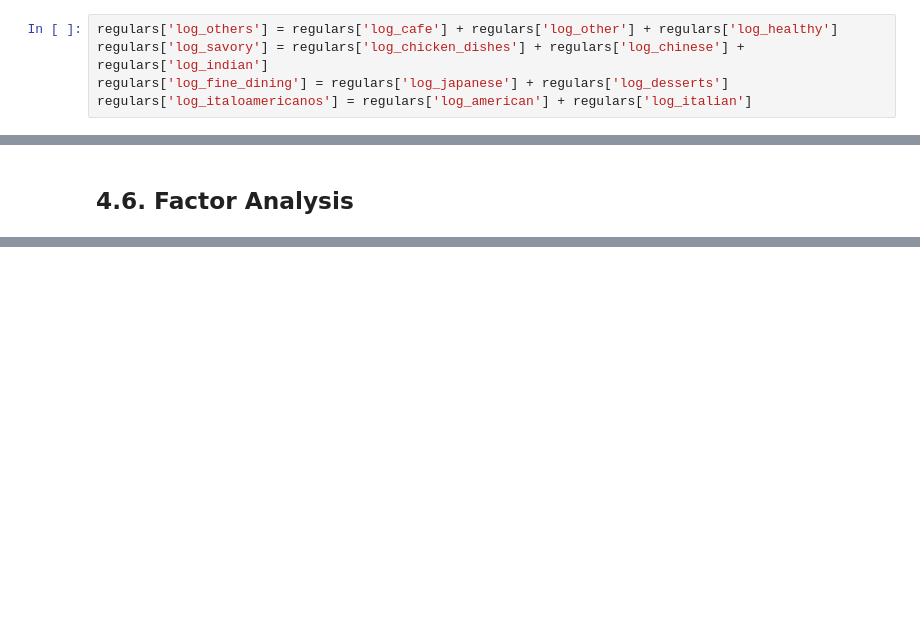
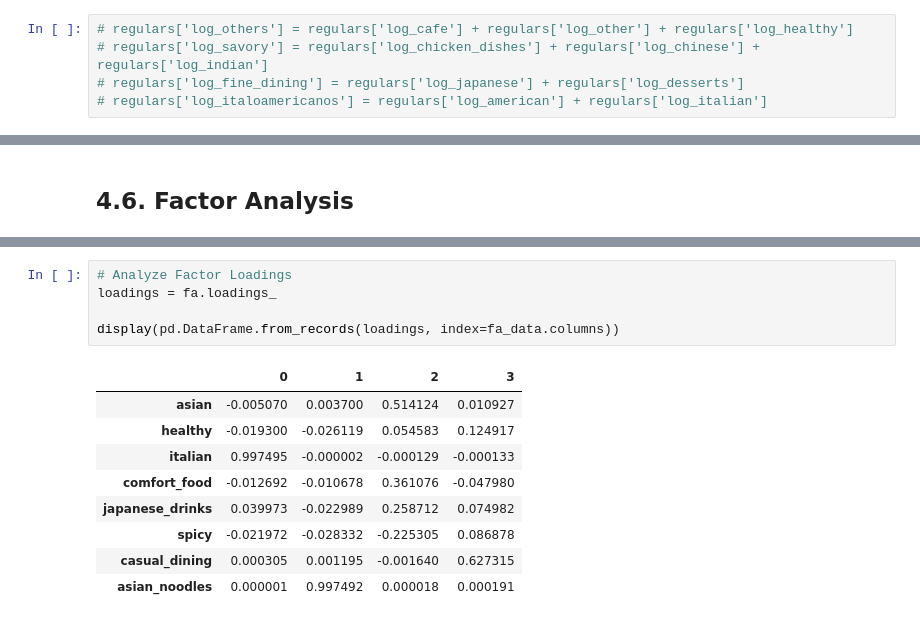
Before and after one commit to M4rtinsFons3caConsulting/DataMining, a Jupyter notebook: scripts/part_ii/DM_Project_20241228_2252.ipynb, the cells around one changed output, grey strips where cells are left out. Saved outputs shown, nothing was run; the diff lists cells and outputs as text; blank space fills up the shorter version.

```diff
--- a/scripts/part_ii/DM_Project_20241228_2252.ipynb
+++ b/scripts/part_ii/DM_Project_20241228_2252.ipynb
@@ -770,7 +776,7 @@ df_pca.head()
 # %%
 regulars = df_pca
 # %%
-regulars['log_others'] = regulars['log_cafe'] + regulars['log_other'] + regulars['log_healthy']
-regulars['log_savory'] = regulars['log_chicken_dishes'] + regulars['log_chinese'] + regulars['log_indian']
-regulars['log_fine_dining'] = regulars['log_japanese'] + regulars['log_desserts']
-regulars['log_italoamericanos'] = regulars['log_american'] + regulars['log_italian']
+# regulars['log_others'] = regulars['log_cafe'] + regulars['log_other'] + regulars['log_healthy']
+# regulars['log_savory'] = regulars['log_chicken_dishes'] + regulars['log_chinese'] + regulars['log_indian']
+# regulars['log_fine_dining'] = regulars['log_japanese'] + regulars['log_desserts']
+# regulars['log_italoamericanos'] = regulars['log_american'] + regulars['log_italian']
@@ -942,0 +890,15 @@ log_japanese + log_desserts
+# %%
+# Analyze Factor Loadings
+loadings = fa.loadings_
+
+display(pd.DataFrame.from_records(loadings, index=fa_data.columns))
+# %% [output]
+|  | 0 | 1 | 2 | 3 |
+| asian | -0.005070 | 0.003700 | 0.514124 | 0.010927 |
+| healthy | -0.019300 | -0.026119 | 0.054583 | 0.124917 |
+| italian | 0.997495 | -0.000002 | -0.000129 | -0.000133 |
+| comfort_food | -0.012692 | -0.010678 | 0.361076 | -0.047980 |
+| japanese_drinks | 0.039973 | -0.022989 | 0.258712 | 0.074982 |
+| spicy | -0.021972 | -0.028332 | -0.225305 | 0.086878 |
+| casual_dining | 0.000305 | 0.001195 | -0.001640 | 0.627315 |
+| asian_noodles | 0.000001 | 0.997492 | 0.000018 | 0.000191 |
```
Also changed, not shown: parts of 37 cells of this notebook, 1 other file.
